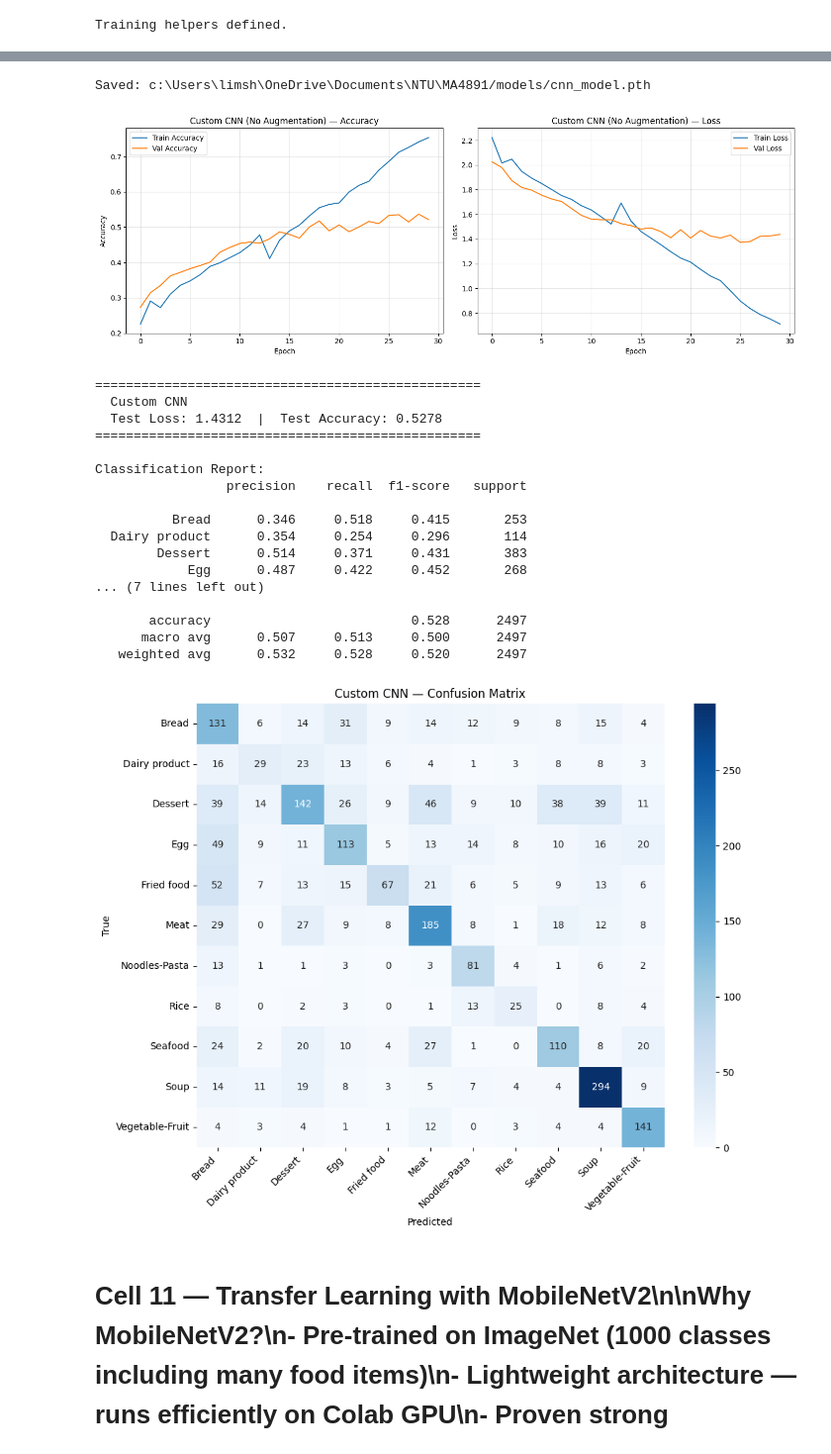
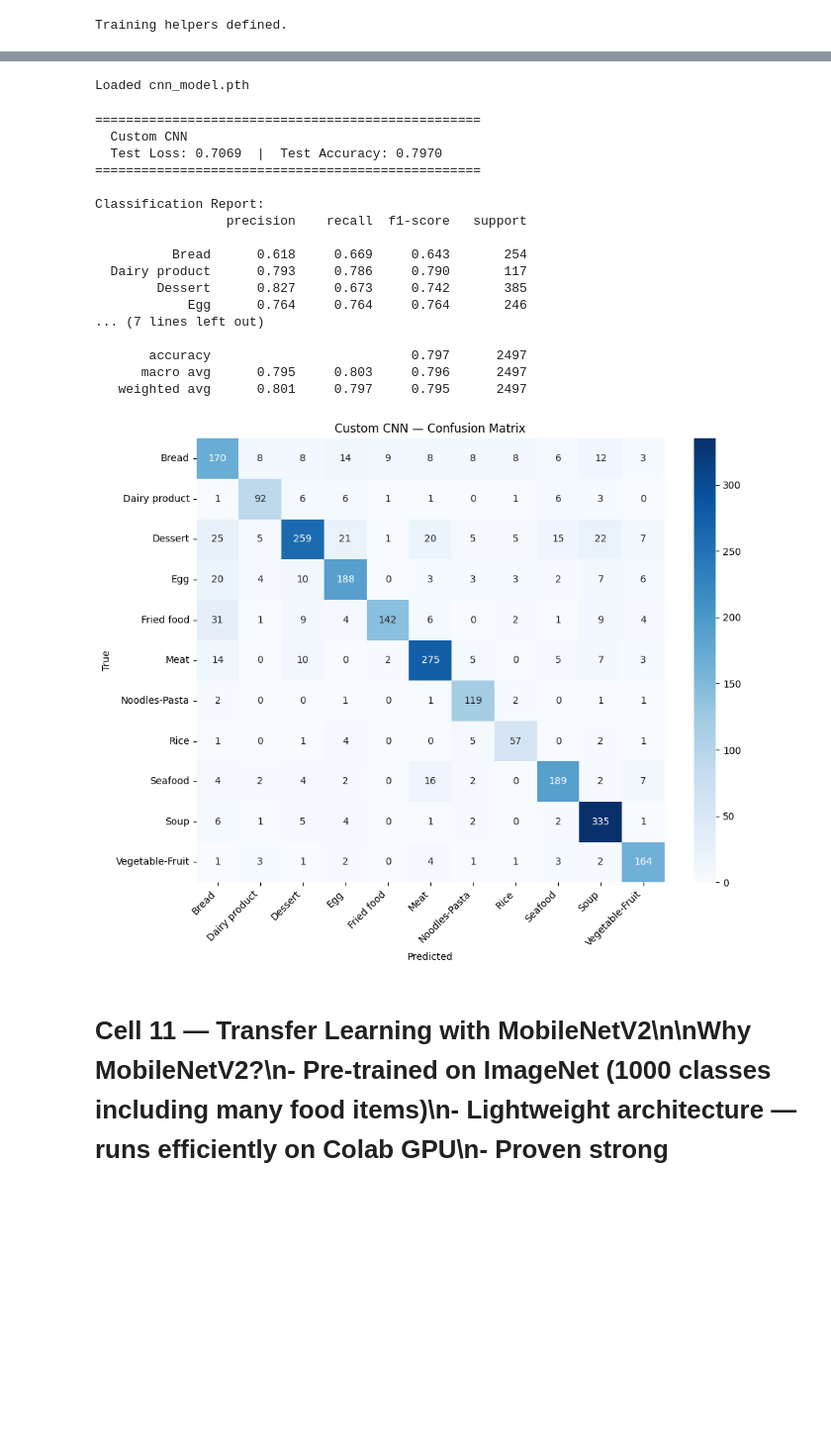
Before and after one commit to shuz8888/imgrec, a Jupyter notebook: CA2_Lim Shu Wu_Image_Recognition.ipynb, the cells around one changed output, grey strips where cells are left out. Shown at 99% size. Drawn from its saved outputs; the diff is of its cells as text; code cells hidden in the pictures; blank space fills up the shorter version.

```diff
--- a/CA2_Lim Shu Wu_Image_Recognition.ipynb
+++ b/CA2_Lim Shu Wu_Image_Recognition.ipynb
@@ -59,21 +83,15 @@ Split: 70% train / 15% val / 15% test
 # %%
-# cell 2 — explore dataset: count total images per class across all subdirs
+# cell 2 — explore dataset: count total images per class
 
-source_dirs = ["training", "validation", "evaluation"]
 class_counts = {}
-
-for subdir in source_dirs:
-    p = pathlib.Path(DATA_DIR) / subdir
-    if not p.exists():
-        print(f"⚠ not found: {p}")
-        continue
-    for cls_dir in sorted(p.iterdir()):
-        if cls_dir.is_dir():
-            n = len(list(cls_dir.glob("*")))
-            class_counts[cls_dir.name] = class_counts.get(cls_dir.name, 0) + n
+p = pathlib.Path(DATA_DIR)
+for cls_dir in sorted(p.iterdir()):
+    if cls_dir.is_dir():
+        n = len(list(cls_dir.glob("*")))
+        class_counts[cls_dir.name] = n
 
 print(f"{'='*40}")
-print(f"  ALL DATA (merged from {len(source_dirs)} folders)")
+print(f"  ALL DATA")
 print(f"{'='*40}")
 total = 0
 for cls, n in sorted(class_counts.items()):
@@ -132,5 +147,5 @@ plt.show()
 # %%
-# cell 4 — merge all data + train/val/test split in code (NO augmentation)
+# cell 4 — load all data + train/val/test split in code (NO augmentation)
 
 MEAN = [0.485, 0.456, 0.406]
 STD  = [0.229, 0.224, 0.225]
@@ -141,15 +156,9 @@ transform_base = transforms.Compose([
     transforms.Normalize(MEAN, STD)
 ])
 
-# load from all 3 source directories and merge
-ds_parts = []
-for subdir in source_dirs:
-    path = DATA_DIR + subdir + "/"
-    if os.path.exists(path):
-        ds_parts.append(datasets.ImageFolder(path, transform=transform_base))
-
-all_dataset = ConcatDataset(ds_parts)
-print(f"Total images (merged): {len(all_dataset)}")
+# load from single directory (class subfolders)
+all_dataset = datasets.ImageFolder(DATA_DIR, transform=transform_base)
+print(f"Total images: {len(all_dataset)}")
 
 # split 70/15/15
 total = len(all_dataset)
@@ -404,9 +389,9 @@ cnn_model.load_state_dict(torch.load(MODEL_DIR + "cnn_model.pth", map_location=D
 cnn_model.eval()
 print("Loaded cnn_model.pth")
 # %% [output]
-Saved: c:\Users\limsh\OneDrive\Documents\NTU\MA4891/models/cnn_model.pth
+Loaded cnn_model.pth
 # %%
-# cell 10 — plot training curves + evaluate custom CNN
+# cell 10 — evaluate custom CNN (skip plot_history since we loaded weights)
 
 def plot_history(history, title=""):
     fig, (ax1, ax2) = plt.subplots(1, 2, figsize=(14, 5))
@@ -435,53 +420,52 @@ def full_evaluate(model, loader, class_names, title="", device=DEVICE):
         images, labels = images.to(device), labels.to(device)
         outputs = model(images)
         loss = criterion(outputs, labels)
         total_loss += loss.item() * images.size(0)
         total += labels.size(0)
         all_preds.extend(outputs.argmax(1).cpu().numpy())
         all_labels.extend(labels.cpu().numpy())
 
     acc = np.mean(np.array(all_preds) == np.array(all_labels))
     avg_loss = total_loss / total
 
     print(f"\n{'='*50}")
     print(f"  {title}")
     print(f"  Test Loss: {avg_loss:.4f}  |  Test Accuracy: {acc:.4f}")
     print(f"{'='*50}")
     print("\nClassification Report:")
     print(classification_report(all_labels, all_preds, target_names=class_names, digits=3))
 
     cm = confusion_matrix(all_labels, all_preds)
     fig, ax = plt.subplots(figsize=(10, 8))
     sns.heatmap(cm, annot=True, fmt='d', cmap='Blues',
                 xticklabels=class_names, yticklabels=class_names, ax=ax)
     ax.set_title(f'{title} — Confusion Matrix')
     ax.set_xlabel('Predicted'); ax.set_ylabel('True')
     plt.xticks(rotation=45, ha='right')
     plt.tight_layout(); plt.show()
     return avg_loss, acc
 
-plot_history(cnn_history, "Custom CNN (No Augmentation)")
+# plot_history(cnn_history, "Custom CNN (No Augmentation)")  # skipped — no training history
 cnn_loss, cnn_acc = full_evaluate(cnn_model, test_loader, CLASS_NAMES, "Custom CNN")
 # %% [output]
+==================================================
+  Custom CNN
+  Test Loss: 0.7069  |  Test Accuracy: 0.7970
+==================================================
+
+Classification Report:
+                 precision    recall  f1-score   support
+
+          Bread      0.618     0.669     0.643       254
+  Dairy product      0.793     0.786     0.790       117
+        Dessert      0.827     0.673     0.742       385
+            Egg      0.764     0.764     0.764       246
+... (7 lines left out)
+
+       accuracy                          0.797      2497
+      macro avg      0.795     0.803     0.796      2497
+   weighted avg      0.801     0.797     0.795      2497
-[figure, old version]
+[figure, new version]
-==================================================
-  Custom CNN
-  Test Loss: 1.4312  |  Test Accuracy: 0.5278
-==================================================
-
-Classification Report:
-                 precision    recall  f1-score   support
-
-          Bread      0.346     0.518     0.415       253
-  Dairy product      0.354     0.254     0.296       114
-        Dessert      0.514     0.371     0.431       383
-            Egg      0.487     0.422     0.452       268
-... (7 lines left out)
-
-       accuracy                          0.528      2497
-      macro avg      0.507     0.513     0.500      2497
-   weighted avg      0.532     0.528     0.520      2497
-[figure, removed]
 # %% [markdown]
 # Cell 11 — Transfer Learning with MobileNetV2\n\n**Why MobileNetV2?**\n- Pre-trained on ImageNet (1000 classes including many food items)\n- Lightweight architecture — runs efficiently on Colab GPU\n- Proven strong performance on image recognition tasks\n\n**Strategy**: Freeze the base model, add a custom classifier head, then optionally fine-tune top layers.
 # %%
```
Also changed, not shown: parts of 11 cells of this notebook, 1 other file.
